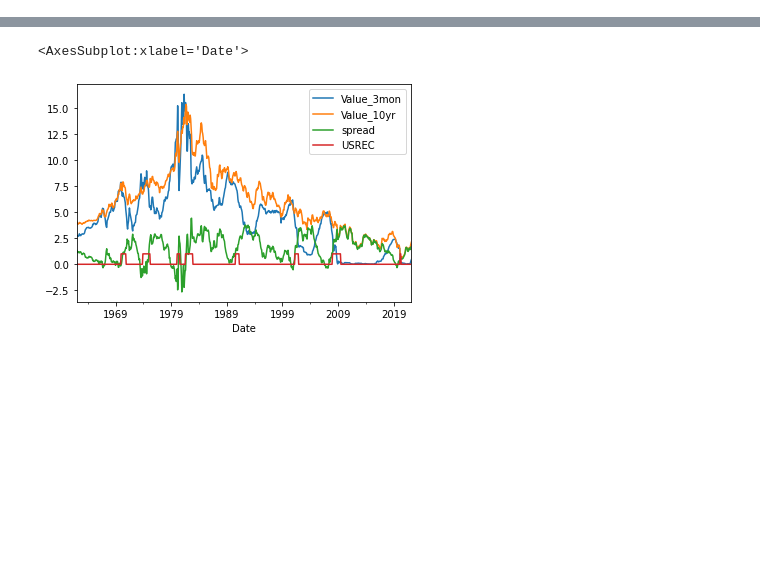
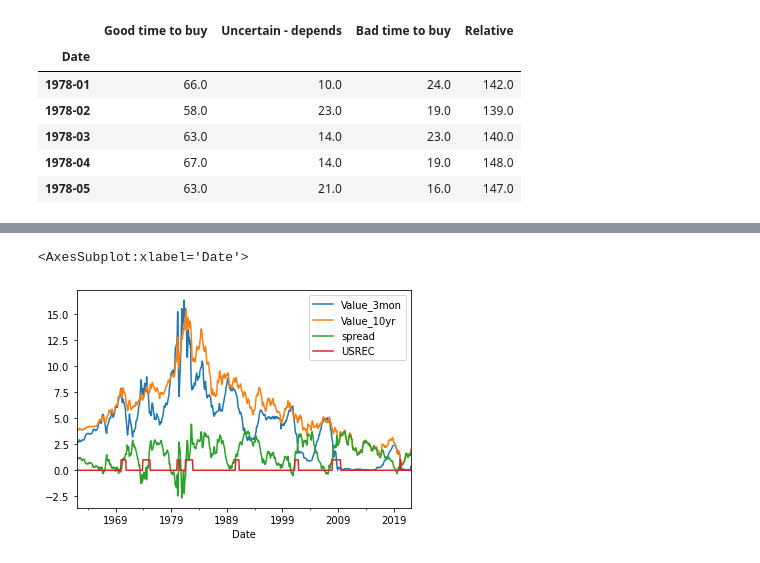
Before and after one commit to DanlBradley/RecessionPredictor, a Jupyter notebook: data_cleaning.ipynb, the cells around one changed output, grey strips where cells are left out. Cells and saved outputs as stored; diff of their text form; code cells hidden in the pictures; blank space fills up the shorter version.

```diff
--- a/data_cleaning.ipynb
+++ b/data_cleaning.ipynb
@@ -6,6 +6,16 @@ import matplotlib.pyplot as plt
 # %%
 nasdaqdatalink.read_key("/data/.apikey")
 SOC35 = nasdaqdatalink.get('UMICH/SOC35')
+# %%
+SOC35.head()
+# %% [output]
+|  | Good time to buy | Uncertain - depends | Bad time to buy | Relative |
+| Date |  |  |  |  |
+| 1978-01 | 66.0 | 10.0 | 24.0 | 142.0 |
+| 1978-02 | 58.0 | 23.0 | 19.0 | 139.0 |
+| 1978-03 | 63.0 | 14.0 | 23.0 | 140.0 |
+| 1978-04 | 67.0 | 14.0 | 19.0 | 148.0 |
+| 1978-05 | 63.0 | 21.0 | 16.0 | 147.0 |
 # %%
 target = pd.read_csv('data/USREC.csv')
 target['DATE'] = pd.to_datetime(target['DATE'])
```
Also changed, not shown: parts of 3 cells of this notebook, 1 other file.
